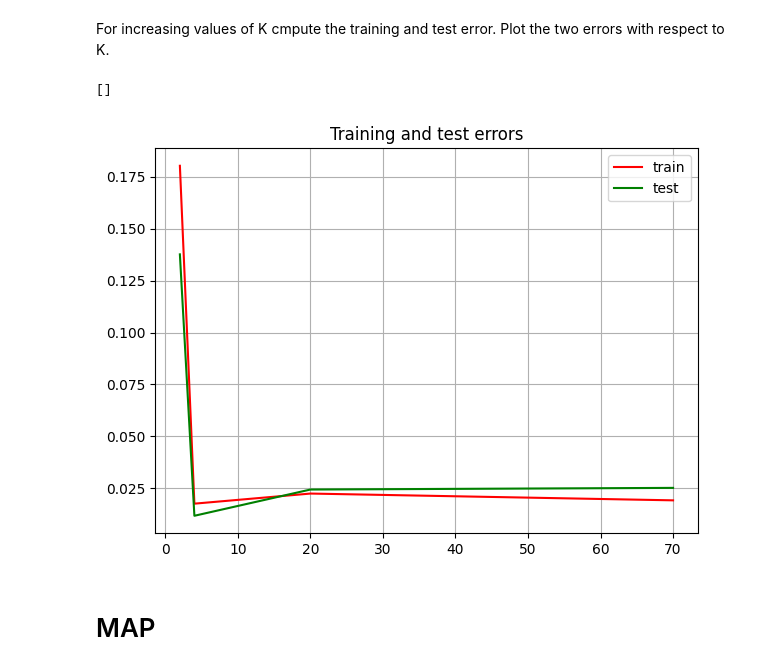
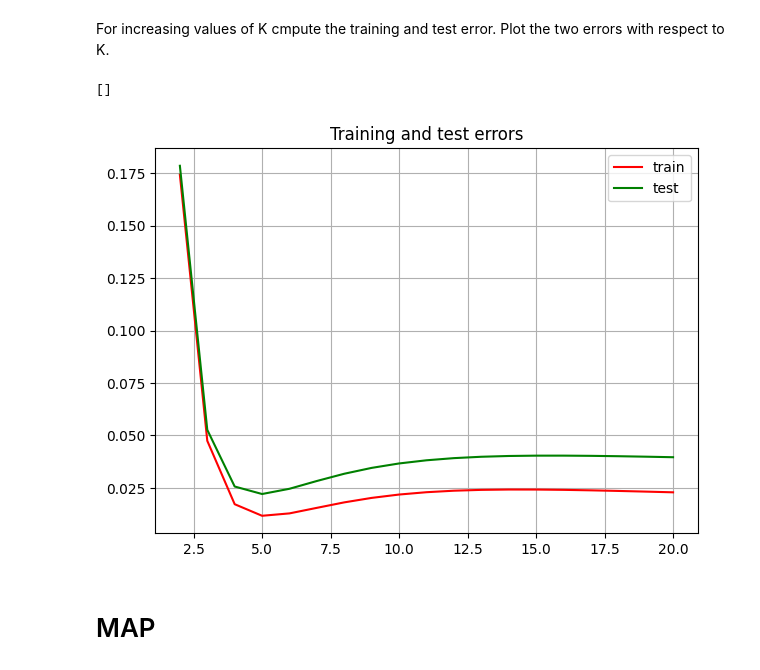
Before and after one commit to ChiaraAngileri/SMM_lab, a Jupyter notebook: Homework4 - no comments.ipynb, the cells around one changed output. Saved outputs shown, nothing was run; the diff lists cells and outputs as text; code cells hidden in the pictures.

```diff
--- a/Homework4 - no comments.ipynb
+++ b/Homework4 - no comments.ipynb
@@ -61,12 +84,10 @@ def grad_f_MAP(X, Y, lamda):
 # %%
 def GD(grad_f, x0, kmax=100, tolf=1e-6, tolx=1e-6, alpha=1e-3):
     k = 0
-    dim_m, dim_n = kmax+1, x0.shape[0]
+    dim_m, dim_n = (kmax+1, x0.shape[0])
     x = np.empty((dim_m, dim_n))
 
     x[k]=x0
-
-    k+=1
 
     conditions = True
 
@@ -193,18 +195,14 @@ def error(D, k, theta):
 # %% [markdown]
 For different values of K, plot the training datapoints and the test datapoints with different colors, and visualize (as a continuous line) the learnt regression model $f_{theta_{MLE}}(x)$.
 # %%
-D_train, D_test = split_data(D[0], D[1], 70)
-X_train, Y_train = D_train
-X_test, Y_test = D_test
-
-k_vector = [2, 4, 20, 70]
+k_vector = [2, 4, 20, 60]
 theta_mle_vector = []
 
 for k in k_vector:
     theta_mle = MLE(D_train, k, "GD")
     theta_mle_vector.append(theta_mle)
 
-fig, ax = plt.subplots(len(k_vector), figsize = (10, 20))
+fig, ax = plt.subplots(len(k_vector), figsize=(12, 15))
 
 for i in range(len(k_vector)):
 
@@ -227,36 +225,32 @@ plt.show()
 # %% [markdown]
 For increasing values of K cmpute the training and test error. Plot the two errors with respect to K.
 # %%
-D_train, D_test = split_data(D[0], D[1], 70)
-
-X_test, Y_test = D_test
-
-k_vector = [2, 4, 20, 70]
+k_vector = np.arange(2, 21)
 
 theta_vector = []
 errors_train = []
 errors_test = []
 
 for k in k_vector:
     theta_mle = MLE(D_train, k, "GD")
     theta_vector.append(theta_mle)
 
     training_error = error(D_train, k, theta_mle)
     errors_train.append(training_error)
 
     test_error = error(D_test, k, theta_mle)
     errors_test.append(test_error)
 
 plt.figure(figsize=(7,5))
 plt.title("Training and test errors")
 plt.plot(k_vector, errors_train, color='red')
 plt.plot(k_vector, errors_test, color='green')
 plt.legend(['train', 'test'])
 plt.grid()
 plt.plot()
 # %% [output]
 []
-[figure, old version]
+[figure, new version]
 # %% [markdown]
 # MAP
 # %% [markdown]
```
Also changed, not shown: parts of 13 cells of this notebook.
